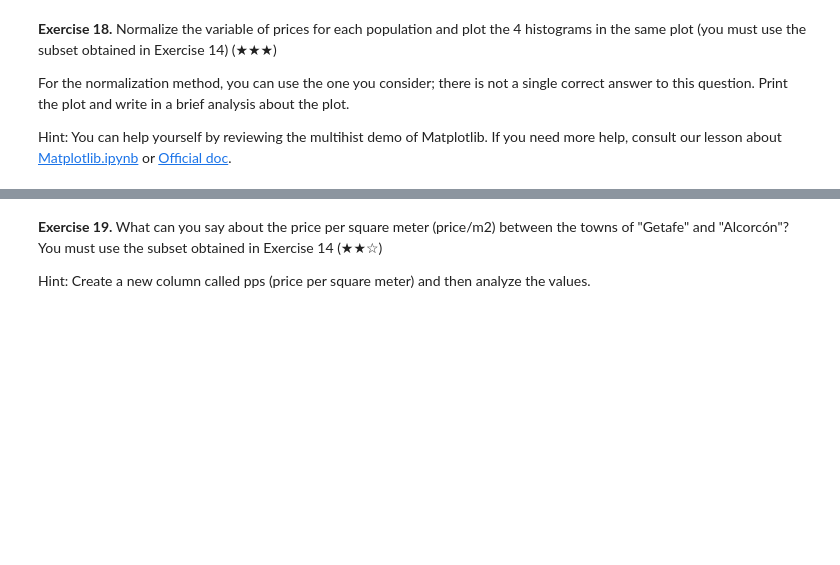
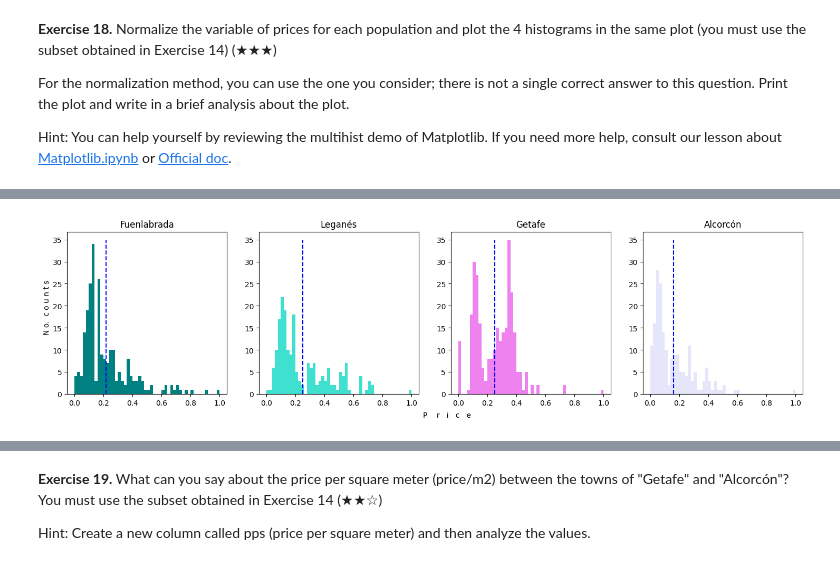
Before and after one commit to Caavlier/Proyect-RealState, a Jupyter notebook: Real_Estate_Clean_Up_Project_0.ipynb, the cells around one changed output, grey strips where cells are left out. Cells and saved outputs as stored; diff of their text form; code cells hidden in the pictures; blank space fills up the shorter version.

```diff
--- a/Real_Estate_Clean_Up_Project_0.ipynb
+++ b/Real_Estate_Clean_Up_Project_0.ipynb
@@ -707,0 +754,22 @@ Brief *analysis* here
+# %%
+populations = ['Fuenlabrada', 'Leganés', 'Getafe', 'Alcorcón']
+colors = ['teal', 'turquoise', 'violet', 'lavender']
+
+fig, axs = plt.subplots(1,4, figsize=(18,4)) # Plot with 4-subplots
+
+# Normalization by MAX-MIN to compare in the same range
+for j, i in enumerate(populations): # j = label, i = value
+  population = south_belt.loc[south_belt['level5'] == i, 'price'] # Variable of prices
+  max = population.max()
+  min = population.min()
+  norm = (population - min) / (max - min) # Normalization
+  axs[j].hist(norm, bins=50, color=colors[j]) # Histogram
+  axs[j].plot([norm.mean(),norm.mean()],[0,35], '--b', linewidth=1.5) # Vertical dashed line for the mean
+  axs[j].set_title(i)
+  j =+ 1
+
+fig.text(0.5,0, "P    r   i   c   e", fontsize=10)
+fig.text(0.1,0.4, "N o.  c o u n t s", rotation='vertical', fontsize=10)
+plt.show()
+# %% [output]
+[figure, added]
```
Also changed, not shown: parts of 5 cells of this notebook.
